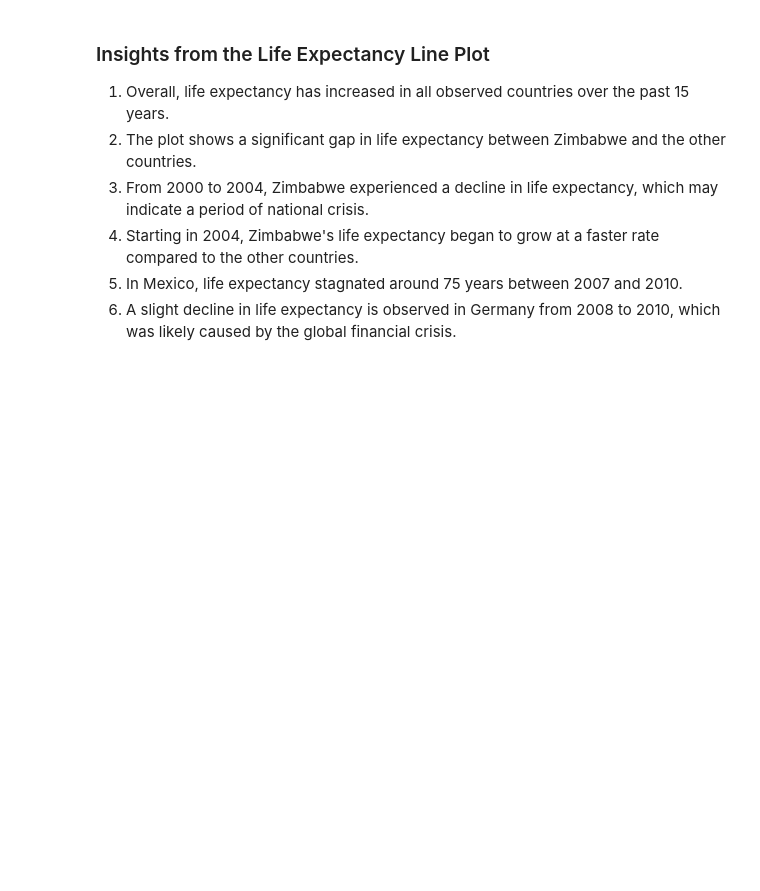
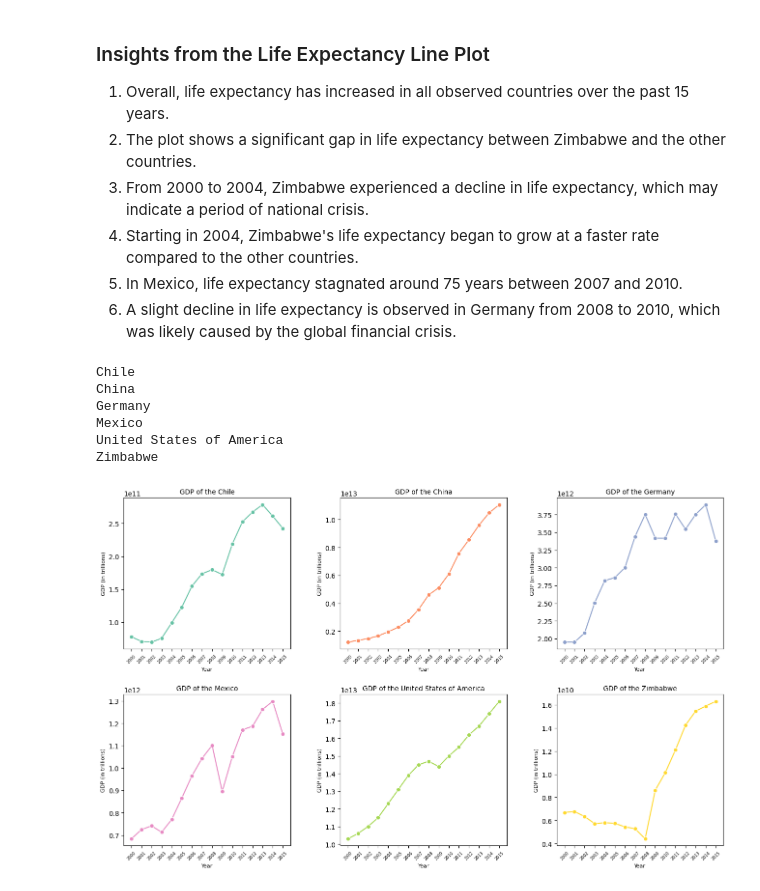
Before and after one commit to 7086600/life_expectancy_gdp_project, a Jupyter notebook: life_expectancy_gdp.ipynb, the cells around one changed output. Drawn from its saved outputs; the diff is of its cells as text; code cells hidden in the pictures; blank space fills up the shorter version.

Commit message:
creting a plots showing GDP by year with for-loop

```diff
--- a/life_expectancy_gdp.ipynb
+++ b/life_expectancy_gdp.ipynb
@@ -81,3 +81,39 @@ plt.show()
 4. Starting in 2004, Zimbabwe's life expectancy began to grow at a faster rate compared to the other countries.
 5. In Mexico, life expectancy stagnated around 75 years between 2007 and 2010.
 6. A slight decline in life expectancy is observed in Germany from 2008 to 2010, which was likely caused by the global financial crisis.
+# %%
+df['year'].unique()
+len(df['year'].unique())
+for i in range(len(df['country'].unique())):
+    print(df['country'].unique()[i])
+# %% [output]
+Chile
+China
+Germany
+Mexico
+United States of America
+Zimbabwe
+# %%
+# creting a plots showing GDP by year
+plt.figure(figsize=(16, 12), frameon=True)
+
+number_of_countries = len(df['country'].unique())
+countries = df['country'].unique()
+# color palette for lines
+colors = sns.color_palette("Set2", n_colors=number_of_countries)
+# creating plot for each country
+for i in range(number_of_countries):
+    ax = plt.subplot(2, 3, i+1)
+    # plotting GDP for counntry
+    sns.lineplot(data=df[(df['country'] == countries[i])], x='year', y='gdp', marker='o', linestyle='-', color=colors[i], ax=ax)
+    plt.title(f'GDP of the {countries[i]}', fontsize=10)
+    plt.xlabel('Year', fontsize=8)
+    plt.ylabel('GDP (in trillions)', fontsize=8)
+    ax.set_xticks(sorted(df['year'].unique()))
+    ax.set_xticklabels(df['year'].unique(), fontsize=6, rotation=45)
+
+# adjusting the subplot
+plt.subplots_adjust(bottom=0.3, wspace=0.3, hspace=0.3, top=0.9)
+plt.show()
+# %% [output]
+[figure, added]
```
